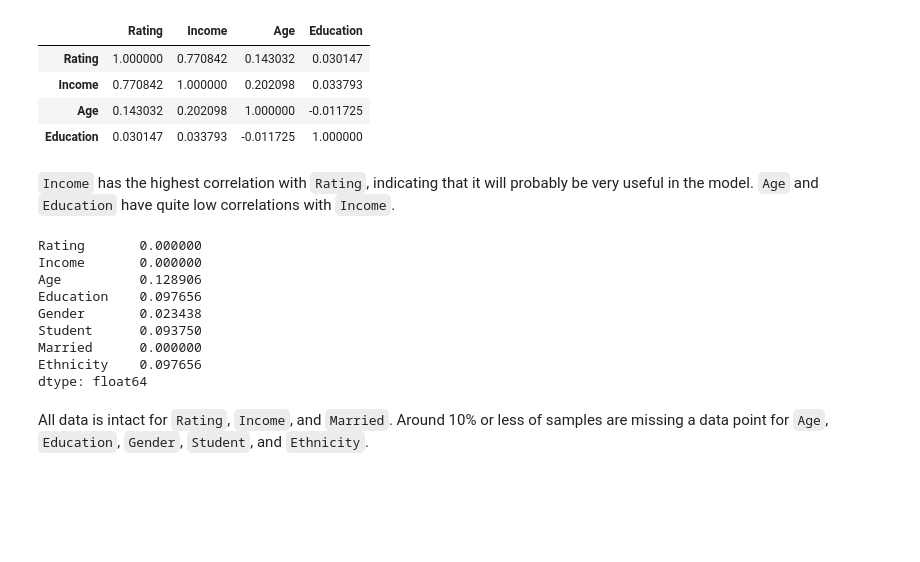
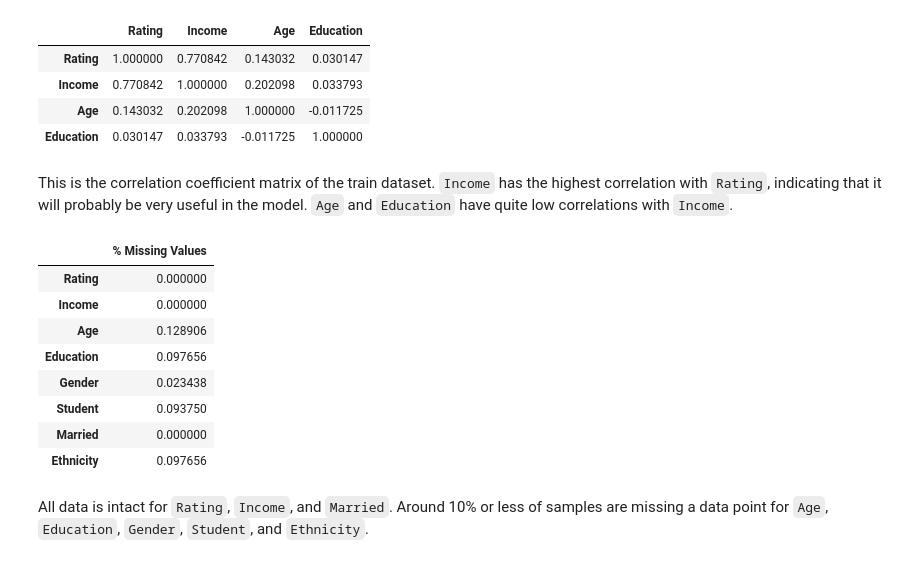
Before and after one commit to ryguy2k4/cs307, a Jupyter notebook: lab-04/lab-04.ipynb, the cells around one changed output. Cells and saved outputs as stored; diff of their text form; code cells hidden in the pictures; blank space fills up the shorter version.

```diff
--- a/lab-04/lab-04.ipynb
+++ b/lab-04/lab-04.ipynb
@@ -138,18 +143,19 @@ credit_train.corr(numeric_only=True)
 | Age | 0.143032 | 0.202098 | 1.000000 | -0.011725 |
 | Education | 0.030147 | 0.033793 | -0.011725 | 1.000000 |
 # %% [markdown]
-`Income` has the highest correlation with `Rating`, indicating that it will probably be very useful in the model. `Age` and `Education` have quite low correlations with `Income`.
+This is the correlation coefficient matrix of the train dataset. `Income` has the highest correlation with `Rating`, indicating that it will probably be very useful in the model. `Age` and `Education` have quite low correlations with `Income`.
-# %%
-credit_train.isna().sum() / len(credit_train)
-# %% [output]
-Rating       0.000000
-Income       0.000000
-Age          0.128906
-Education    0.097656
-Gender       0.023438
-Student      0.093750
-Married      0.000000
-Ethnicity    0.097656
-dtype: float64
+# %%
+# | echo: false
+pd.DataFrame(credit_train.isna().sum() / len(credit_train), columns=['% Missing Values'])
+# %% [output]
+|  | % Missing Values |
+| Rating | 0.000000 |
+| Income | 0.000000 |
+| Age | 0.128906 |
+| Education | 0.097656 |
+| Gender | 0.023438 |
+| Student | 0.093750 |
+| Married | 0.000000 |
+| Ethnicity | 0.097656 |
 # %% [markdown]
 All data is intact for `Rating`, `Income`, and `Married`.  Around 10% or less of samples are missing a data point for `Age`, `Education`, `Gender`, `Student`, and `Ethnicity`.
```
Also changed, not shown: parts of 17 cells of this notebook, 2 other files.
